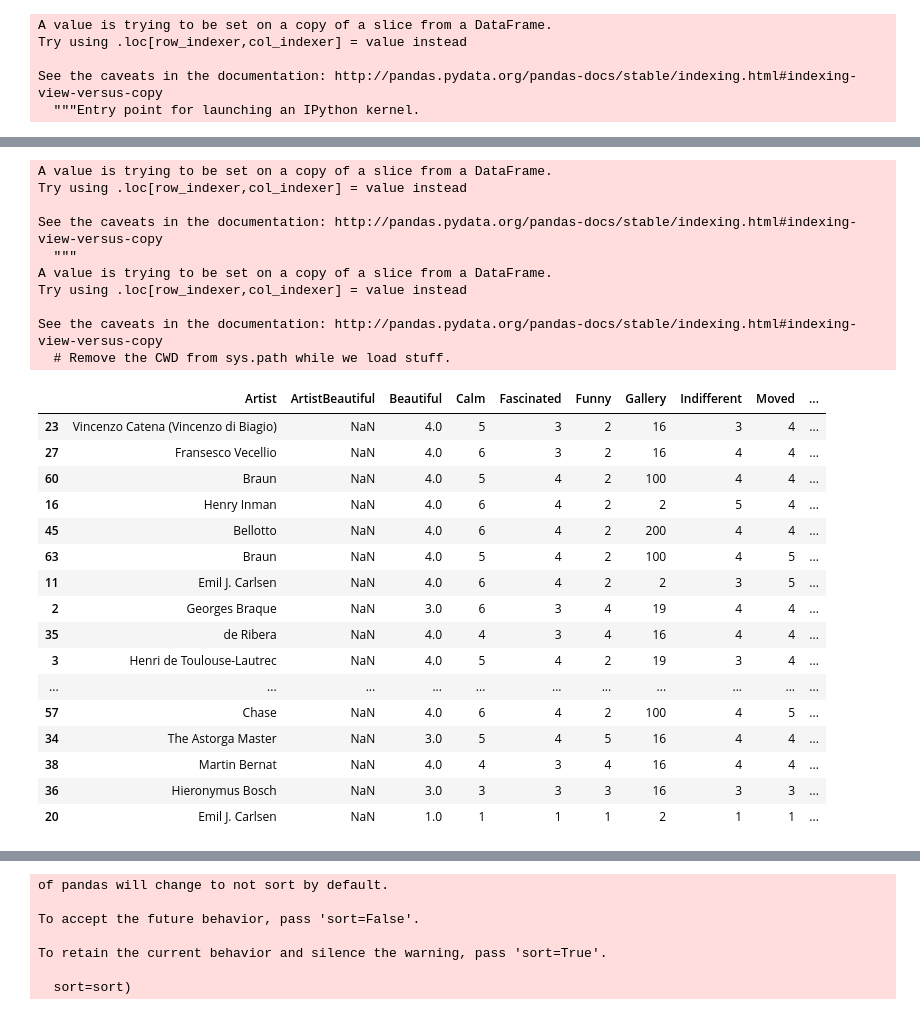
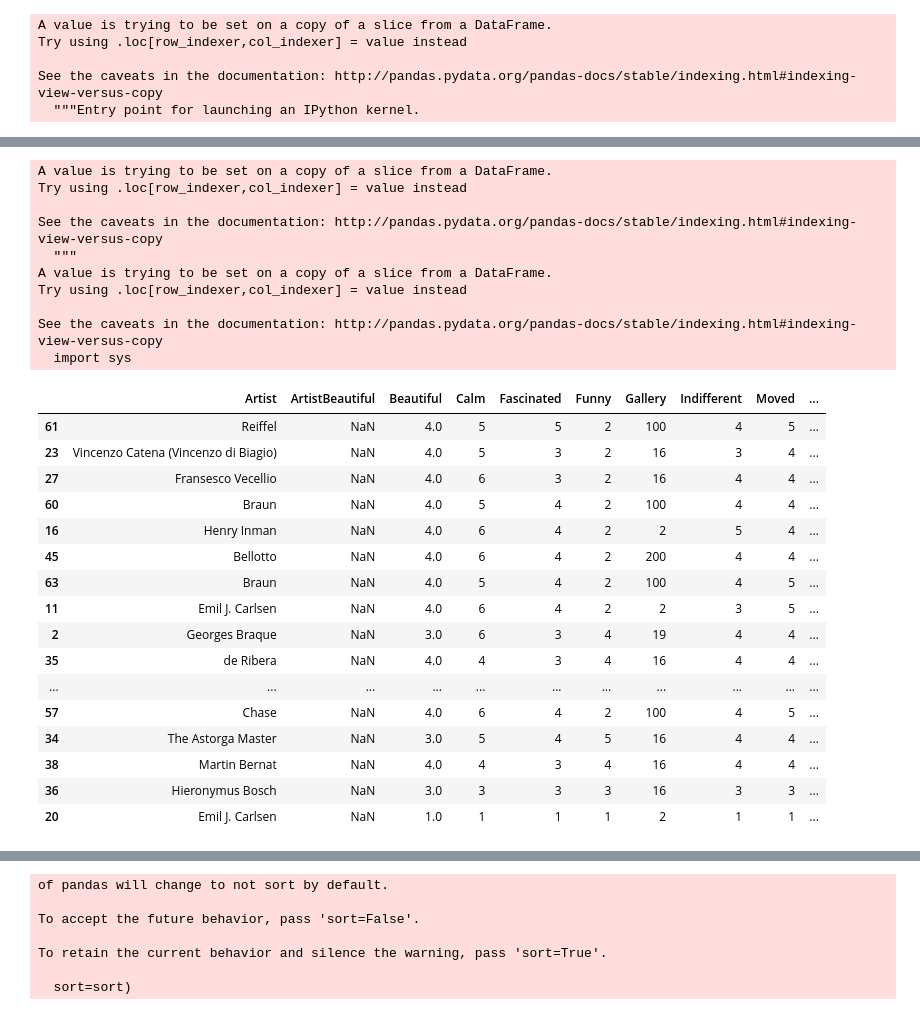
Before and after one commit to roberttwomey/art-and-empathy, a Jupyter notebook: data_cleaning/aesthemos_WIP/cleaner.ipynb, the cells around one changed output, grey strips where cells are left out. Saved outputs shown, nothing was run; the diff lists cells and outputs as text; code cells hidden in the pictures.

```diff
--- a/data_cleaning/aesthemos_WIP/cleaner.ipynb
+++ b/data_cleaning/aesthemos_WIP/cleaner.ipynb
@@ -214,27 +211,25 @@ See the caveats in the documentation: http://pandas.pydata.org/pandas-docs/stabl
 # %%
 # make pos/neg based off of Unsettled from full_aro
 
 ### HOW SHOULD IT BE SPLIT: MIDDLE VAL or MEAN???? or median
 neg = full_aro.head(int(len(full_aro)/2))
 neg["PosNeg"] = "Neg"
-if (len(full_aro) % 2 == 0):
-    pos = full_aro.tail(int(len(full_aro)/2 - 1))
-else:
-    pos = full_aro.tail(int(len(full_aro)/2))
+pos = full_aro.tail(int(len(full_aro)/2))
 pos["PosNeg"] = "Pos"
 pos
 # %% [output]
 A value is trying to be set on a copy of a slice from a DataFrame.
 Try using .loc[row_indexer,col_indexer] = value instead
 
 See the caveats in the documentation: http://pandas.pydata.org/pandas-docs/stable/indexing.html#indexing-view-versus-copy
   """
 A value is trying to be set on a copy of a slice from a DataFrame.
 Try using .loc[row_indexer,col_indexer] = value instead
 
 See the caveats in the documentation: http://pandas.pydata.org/pandas-docs/stable/indexing.html#indexing-view-versus-copy
-  # Remove the CWD from sys.path while we load stuff.
+  import sys
 |  | Artist | ArtistBeautiful | Beautiful | Calm | Fascinated | Funny | Gallery | Indifferent | Moved | ... |
+| 61 | Reiffel | NaN | 4.0 | 5 | 5 | 2 | 100 | 4 | 5 | ... |
 | 23 | Vincenzo Catena (Vincenzo di Biagio) | NaN | 4.0 | 5 | 3 | 2 | 16 | 3 | 4 | ... |
 | 27 | Fransesco Vecellio | NaN | 4.0 | 6 | 3 | 2 | 16 | 4 | 4 | ... |
 | 60 | Braun | NaN | 4.0 | 5 | 4 | 2 | 100 | 4 | 4 | ... |
@@ -244,7 +239,6 @@ See the caveats in the documentation: http://pandas.pydata.org/pandas-docs/stabl
 | 11 | Emil J. Carlsen | NaN | 4.0 | 6 | 4 | 2 | 2 | 3 | 5 | ... |
 | 2 | Georges Braque | NaN | 3.0 | 6 | 3 | 4 | 19 | 4 | 4 | ... |
 | 35 | de Ribera | NaN | 4.0 | 4 | 3 | 4 | 16 | 4 | 4 | ... |
-| 3 | Henri de Toulouse-Lautrec | NaN | 4.0 | 5 | 4 | 2 | 19 | 3 | 4 | ... |
 | ... | ... | ... | ... | ... | ... | ... | ... | ... | ... | ... |
 | 57 | Chase | NaN | 4.0 | 6 | 4 | 2 | 100 | 4 | 5 | ... |
 | 34 | The Astorga Master | NaN | 3.0 | 5 | 4 | 5 | 16 | 4 | 4 | ... |
```
Also changed, not shown: parts of 4 cells of this notebook, 1 other file.
